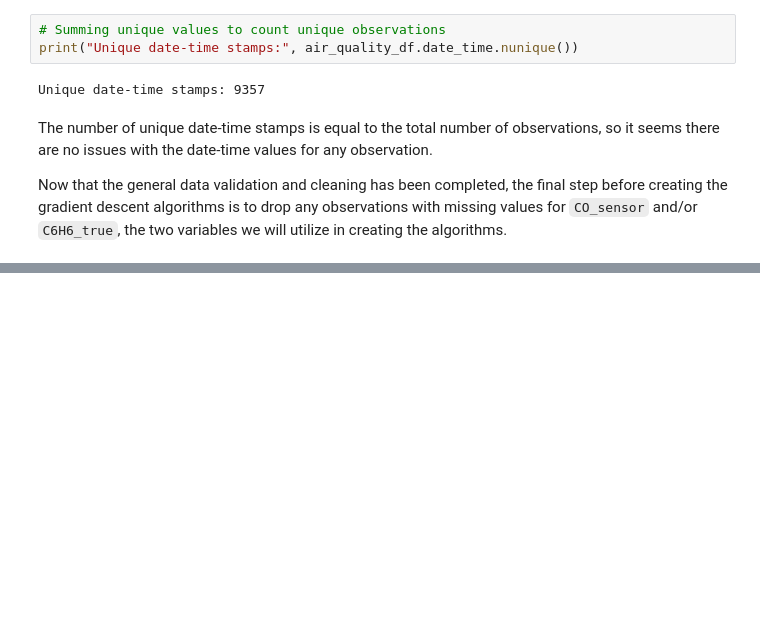
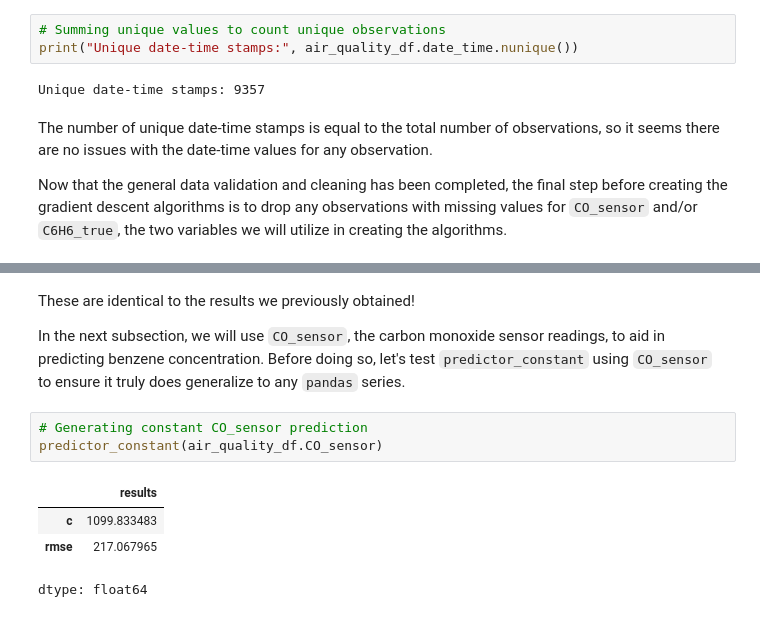
Before and after one commit to jccrews256/ST-554-Project1-Template, a Jupyter notebook: Task1/Task_1.ipynb, the cells around one changed output, grey strips where cells are left out. Drawn from its saved outputs; the diff is of its cells as text; blank space fills up the shorter version.

```diff
--- a/Task1/Task_1.ipynb
+++ b/Task1/Task_1.ipynb
@@ -247,0 +325,12 @@ def rmse_calculator(y, c):
+# %% [markdown]
+These are identical to the results we previously obtained!
+
+In the next subsection, we will use `CO_sensor`, the carbon monoxide sensor readings, to aid in predicting benzene concentration. Before doing so, let's test `predictor_constant` using `CO_sensor` to ensure it truly does generalize to any `pandas` series.
+# %%
+# Generating constant CO_sensor prediction
+predictor_constant(air_quality_df.CO_sensor)
+# %% [output]
+|  | results |
+| c | 1099.833483 |
+| rmse | 217.067965 |
+dtype: float64
```
Also changed, not shown: parts of 17 cells of this notebook.
